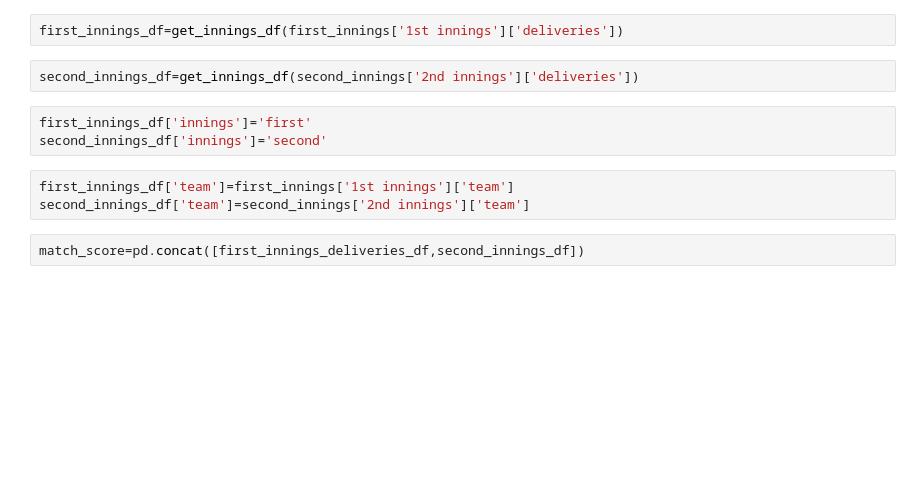
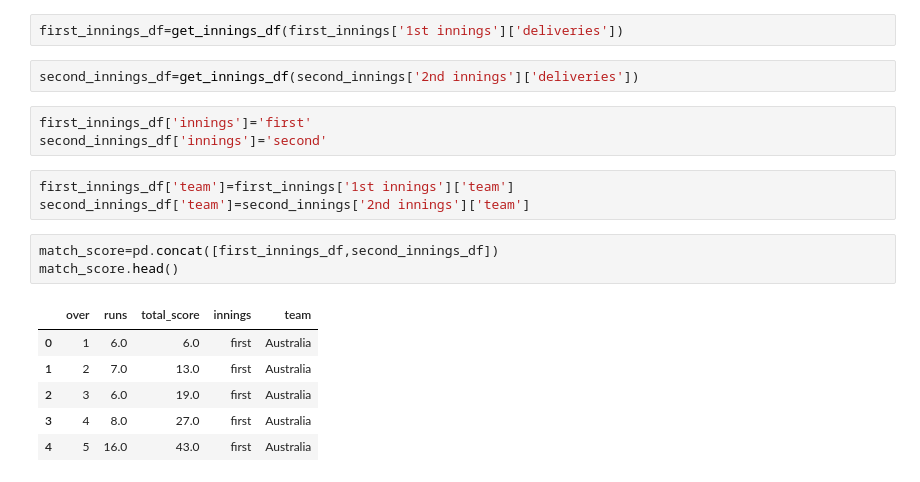
Before and after one commit to chinu1997/ICC-data-Analysis, a Jupyter notebook: Chinmaya_Devprasad_of_M1W4_Guided_Project.ipynb, the cells around one changed output. Cells and saved outputs as stored; diff of their text form; blank space fills up the shorter version.

```diff
--- a/Chinmaya_Devprasad_of_M1W4_Guided_Project.ipynb
+++ b/Chinmaya_Devprasad_of_M1W4_Guided_Project.ipynb
@@ -146,7 +146,15 @@ second_innings_df['innings']='second'
 first_innings_df['team']=first_innings['1st innings']['team']
 second_innings_df['team']=second_innings['2nd innings']['team']
 # %%
-match_score=pd.concat([first_innings_deliveries_df,second_innings_df])
+match_score=pd.concat([first_innings_df,second_innings_df])
+match_score.head()
+# %% [output]
+|  | over | runs | total_score | innings | team |
+| 0 | 1 | 6.0 | 6.0 | first | Australia |
+| 1 | 2 | 7.0 | 13.0 | first | Australia |
+| 2 | 3 | 6.0 | 19.0 | first | Australia |
+| 3 | 4 | 8.0 | 27.0 | first | Australia |
+| 4 | 5 | 16.0 | 43.0 | first | Australia |
 # %%
 sns.lineplot(x="over",y="total_score",data=match_score,hue='team',style="team",palette="hot", dashes=False,legend="brief").set_title("match wrom graph")
 # %% [output]
```
Also changed, not shown: parts of 1 cell of this notebook.
